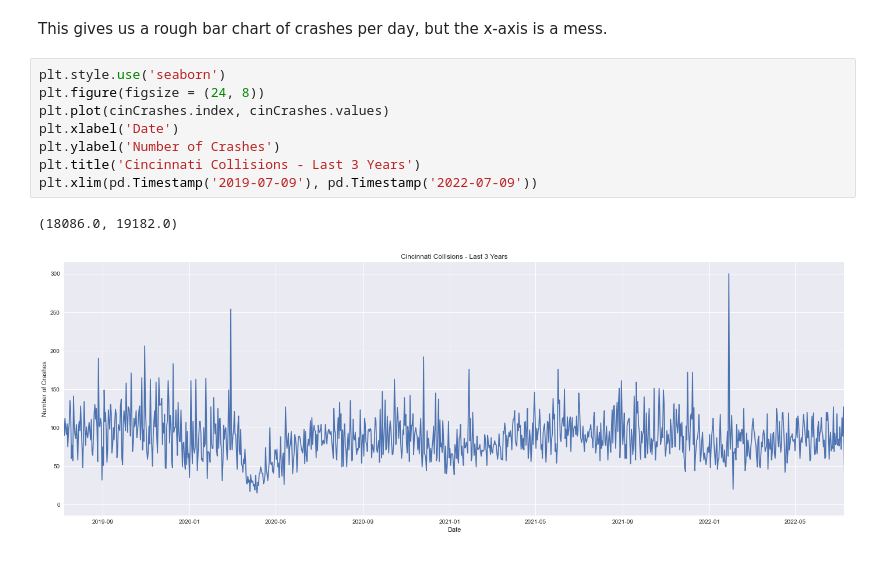
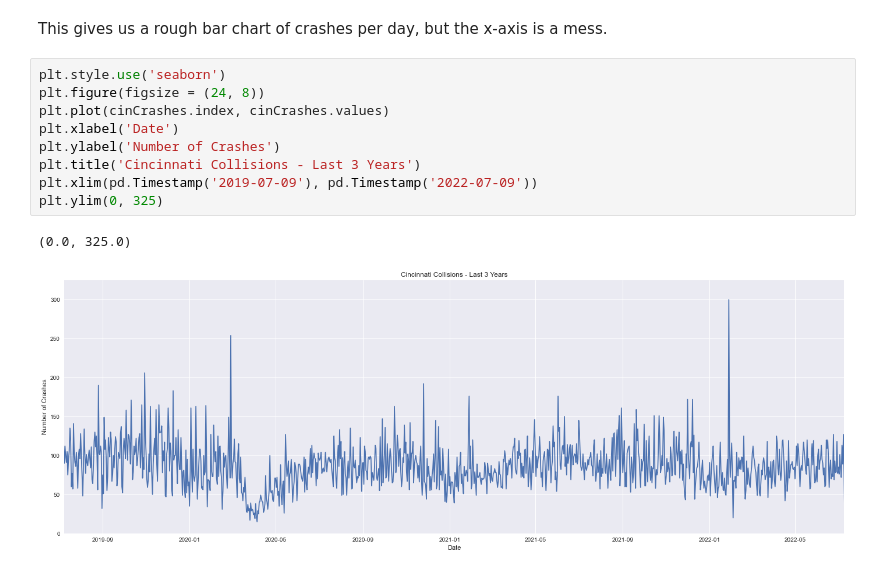
Before and after one commit to orderlogicmachine/covid-crash-compare, a Jupyter notebook: main.ipynb, the cells around one changed output. Saved outputs shown, nothing was run; the diff lists cells and outputs as text.

```diff
--- a/main.ipynb
+++ b/main.ipynb
@@ -88,14 +88,15 @@ This gives us a rough bar chart of crashes per day, but the x-axis is a mess.
 # %%
 plt.style.use('seaborn')
 plt.figure(figsize = (24, 8))
 plt.plot(cinCrashes.index, cinCrashes.values)
 plt.xlabel('Date')
 plt.ylabel('Number of Crashes')
 plt.title('Cincinnati Collisions - Last 3 Years')
 plt.xlim(pd.Timestamp('2019-07-09'), pd.Timestamp('2022-07-09'))
+plt.ylim(0, 325)
 # %% [output]
-(18086.0, 19182.0)
+(0.0, 325.0)
-[figure, old version]
+[figure, new version]
 # %%
 # Convert series to dataframe for access to rolling mean methods
 
```
Also changed, not shown: parts of 2 cells of this notebook.
